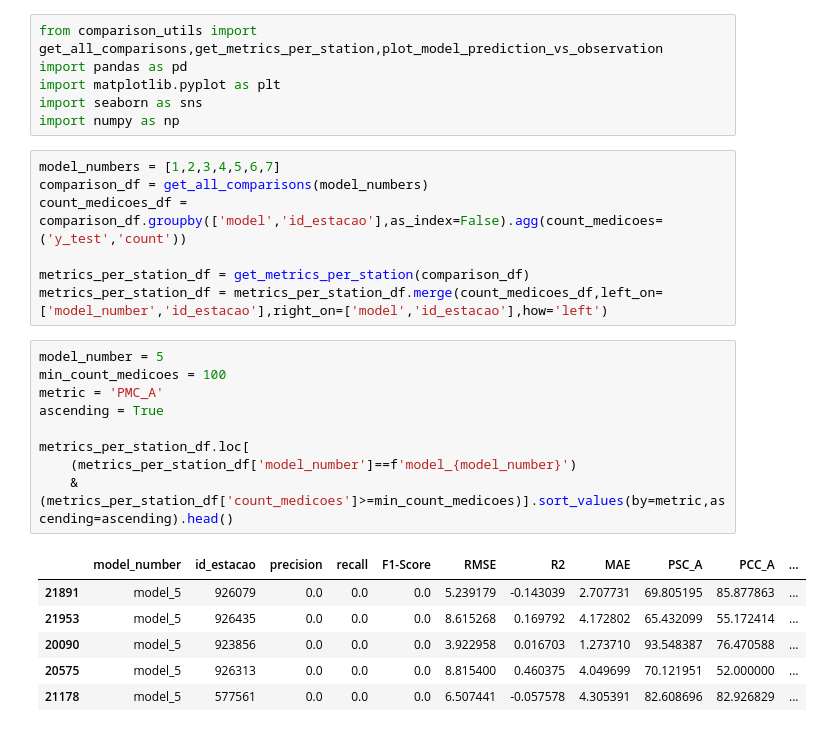
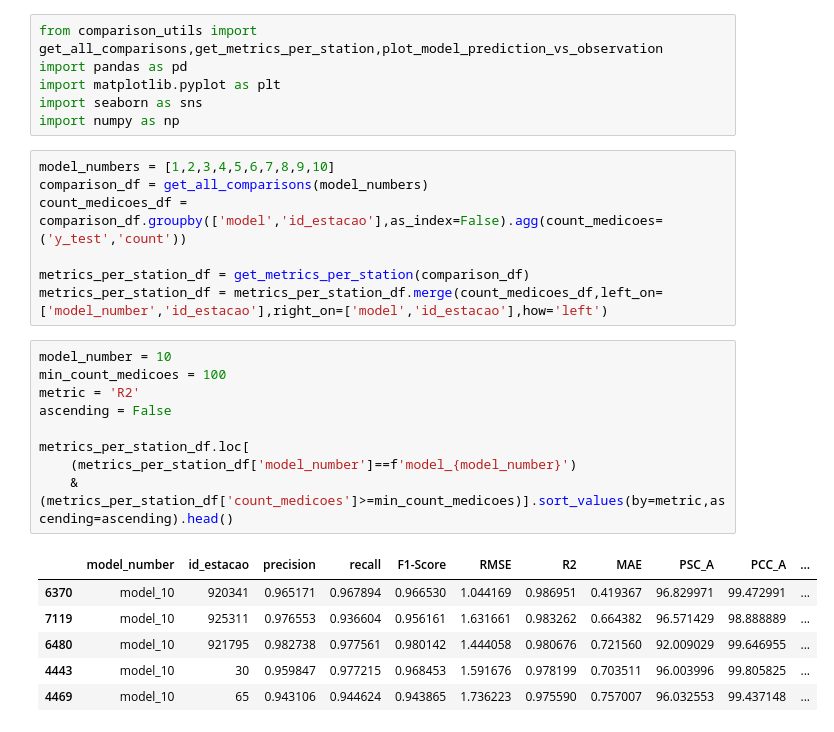
Before and after one commit to mateus-santos-rocha/doutorado, a Jupyter notebook: 3.modelling.ipynb, the cells around one changed output. Saved outputs shown, nothing was run; the diff lists cells and outputs as text.

```diff
--- a/3.modelling.ipynb
+++ b/3.modelling.ipynb
@@ -566,26 +319,26 @@ import matplotlib.pyplot as plt
 import seaborn as sns
 import numpy as np
 # %%
-model_numbers = [1,2,3,4,5,6,7]
+model_numbers = [1,2,3,4,5,6,7,8,9,10]
 comparison_df = get_all_comparisons(model_numbers)
 count_medicoes_df = comparison_df.groupby(['model','id_estacao'],as_index=False).agg(count_medicoes=('y_test','count'))
 
 metrics_per_station_df = get_metrics_per_station(comparison_df)
 metrics_per_station_df = metrics_per_station_df.merge(count_medicoes_df,left_on=['model_number','id_estacao'],right_on=['model','id_estacao'],how='left')
 # %%
-model_number = 5
+model_number = 10
 min_count_medicoes = 100
-metric = 'PMC_A'
-ascending = True
+metric = 'R2'
+ascending = False
 
 metrics_per_station_df.loc[
     (metrics_per_station_df['model_number']==f'model_{model_number}')
     & (metrics_per_station_df['count_medicoes']>=min_count_medicoes)].sort_values(by=metric,ascending=ascending).head()
 # %% [output]
 |  | model_number | id_estacao | precision | recall | F1-Score | RMSE | R2 | MAE | PSC_A | PCC_A | ... |
-| 21891 | model_5 | 926079 | 0.0 | 0.0 | 0.0 | 5.239179 | -0.143039 | 2.707731 | 69.805195 | 85.877863 | ... |
-| 21953 | model_5 | 926435 | 0.0 | 0.0 | 0.0 | 8.615268 | 0.169792 | 4.172802 | 65.432099 | 55.172414 | ... |
-| 20090 | model_5 | 923856 | 0.0 | 0.0 | 0.0 | 3.922958 | 0.016703 | 1.273710 | 93.548387 | 76.470588 | ... |
-| 20575 | model_5 | 926313 | 0.0 | 0.0 | 0.0 | 8.815400 | 0.460375 | 4.049699 | 70.121951 | 52.000000 | ... |
-| 21178 | model_5 | 577561 | 0.0 | 0.0 | 0.0 | 6.507441 | -0.057578 | 4.305391 | 82.608696 | 82.926829 | ... |
+| 6370 | model_10 | 920341 | 0.965171 | 0.967894 | 0.966530 | 1.044169 | 0.986951 | 0.419367 | 96.829971 | 99.472991 | ... |
+| 7119 | model_10 | 925311 | 0.976553 | 0.936604 | 0.956161 | 1.631661 | 0.983262 | 0.664382 | 96.571429 | 98.888889 | ... |
+| 6480 | model_10 | 921795 | 0.982738 | 0.977561 | 0.980142 | 1.444058 | 0.980676 | 0.721560 | 92.009029 | 99.646955 | ... |
+| 4443 | model_10 | 30 | 0.959847 | 0.977215 | 0.968453 | 1.591676 | 0.978199 | 0.703511 | 96.003996 | 99.805825 | ... |
+| 4469 | model_10 | 65 | 0.943106 | 0.944624 | 0.943865 | 1.736223 | 0.975590 | 0.757007 | 96.032553 | 99.437148 | ... |
 # %%
```
Also changed, not shown: parts of 41 cells of this notebook, 5 other files.
